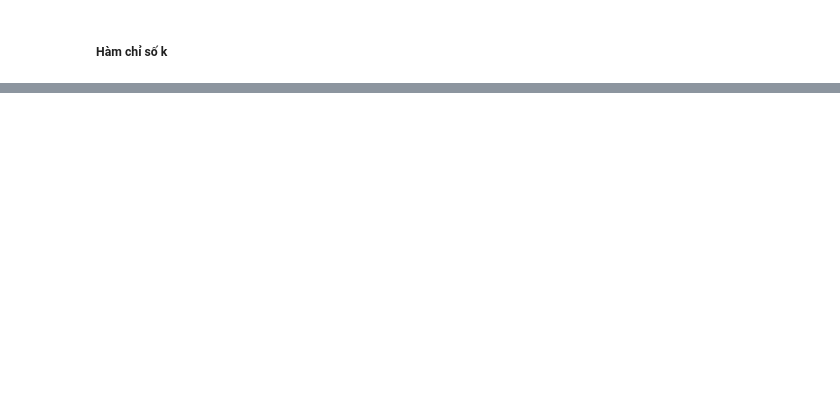
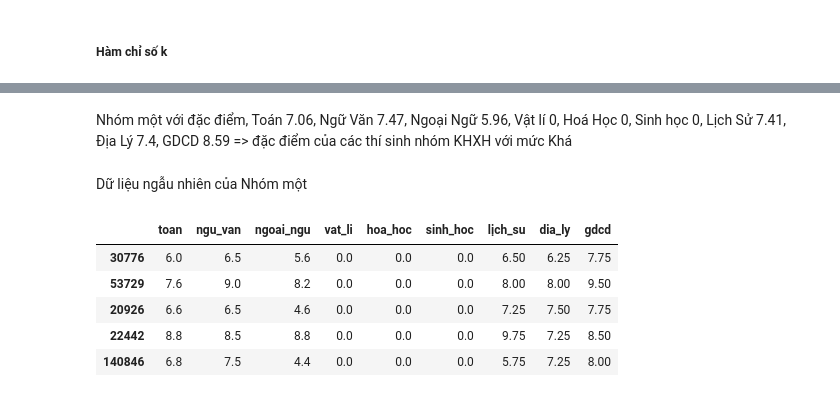
Before and after one commit to ntp-shin/Introduction_to_Data_Science, a Jupyter notebook: 4.1_Predict-Kmeans.ipynb, the cells around one changed output, grey strips where cells are left out. Cells and saved outputs as stored; diff of their text form; code cells hidden in the pictures; blank space fills up the shorter version.

```diff
--- a/4.1_Predict-Kmeans.ipynb
+++ b/4.1_Predict-Kmeans.ipynb
@@ -499,0 +176,11 @@ Biểu đồ chia làm 3 cụm:
+# %%
+def kmeans_samples_data(X, label):
+    X0 = pd.DataFrame(X[label == 0, :])
+    X0.columns=['toan', 'ngu_van', 'ngoai_ngu', 'vat_li', 'hoa_hoc', 'sinh_hoc', 'lịch_su', 'dia_ly', 'gdcd']
+    X1 = pd.DataFrame(X[label == 1, :])
+    X1.columns=['toan', 'ngu_van', 'ngoai_ngu', 'vat_li', 'hoa_hoc', 'sinh_hoc', 'lịch_su', 'dia_ly', 'gdcd']
+    X2 = pd.DataFrame(X[label == 2, :])
+    X2.columns=['toan', 'ngu_van', 'ngoai_ngu', 'vat_li', 'hoa_hoc', 'sinh_hoc', 'lịch_su', 'dia_ly', 'gdcd']
+    X3 = pd.DataFrame(X[label == 3, :])
+    X3.columns=['toan', 'ngu_van', 'ngoai_ngu', 'vat_li', 'hoa_hoc', 'sinh_hoc', 'lịch_su', 'dia_ly', 'gdcd']
+    return X0.sample(n = 5),X1.sample(n = 5),X2.sample(n = 5),X3.sample(n = 5)
@@ -499,0 +210,16 @@ Biểu đồ chia làm 3 cụm:
+# %%
+pred_label = Predict_Kmeans.predict(kmeans)
+X0, X1, X2, X3 = kmeans_samples_data(kmeans,pred_label)
+# %% [markdown]
+Nhóm một với đặc điểm, Toán 7.06, Ngữ Văn 7.47, Ngoại Ngữ 5.96, Vật lí 0, Hoá Học 0, Sinh học 0, Lịch Sử 7.41, Địa Lý 7.4, GDCD 8.59 => đặc điểm của các thí sinh nhóm KHXH với mức Khá
+# %% [markdown]
+Dữ liệu ngẫu nhiên của Nhóm một
+# %%
+X0.head()
+# %% [output]
+|  | toan | ngu_van | ngoai_ngu | vat_li | hoa_hoc | sinh_hoc | lịch_su | dia_ly | gdcd |
+| 30776 | 6.0 | 6.5 | 5.6 | 0.0 | 0.0 | 0.0 | 6.50 | 6.25 | 7.75 |
+| 53729 | 7.6 | 9.0 | 8.2 | 0.0 | 0.0 | 0.0 | 8.00 | 8.00 | 9.50 |
+| 20926 | 6.6 | 6.5 | 4.6 | 0.0 | 0.0 | 0.0 | 7.25 | 7.50 | 7.75 |
+| 22442 | 8.8 | 8.5 | 8.8 | 0.0 | 0.0 | 0.0 | 9.75 | 7.25 | 8.50 |
+| 140846 | 6.8 | 7.5 | 4.4 | 0.0 | 0.0 | 0.0 | 5.75 | 7.25 | 8.00 |
```
Also changed, not shown: parts of 90 cells of this notebook.
